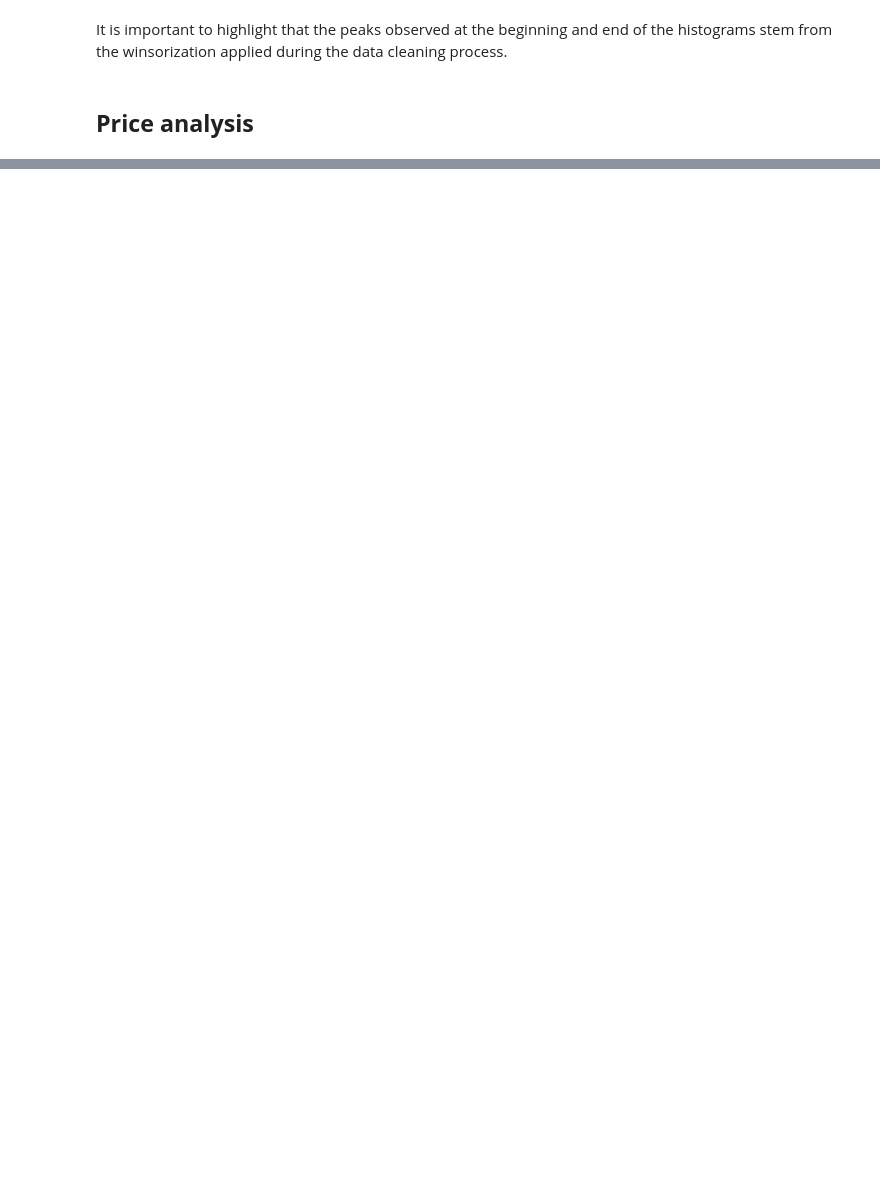
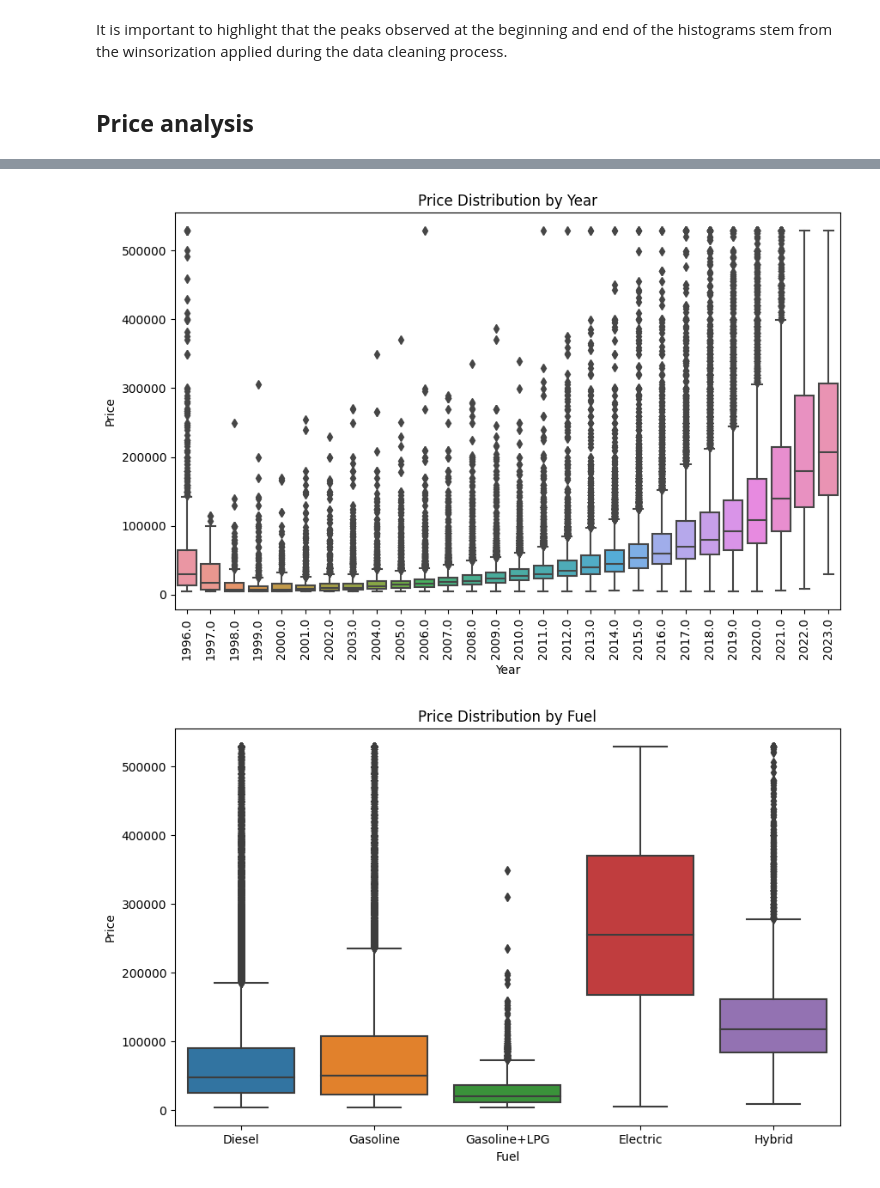
Before and after one commit to pawel-grzeszczyk/Car-Market-Analysis, a Jupyter notebook: data_analysis.ipynb, the cells around one changed output, grey strips where cells are left out. Drawn from its saved outputs; the diff is of its cells as text; code cells hidden in the pictures; blank space fills up the shorter version.

```diff
--- a/data_analysis.ipynb
+++ b/data_analysis.ipynb
@@ -206,0 +262,13 @@ It is important to highlight that the peaks observed at the beginning and end of
+# %%
+for i in ['year', 'fuel', 'drive', 'body', 'doors', 'seats', 'color', 'origin_country']:
+    plt.figure(figsize=(10, 6))
+    sns.boxplot(data=data, x=i, y='price')
+    plt.xlabel(i.capitalize())
+    plt.ylabel('Price')
+    plt.title(f'Price Distribution by {i.capitalize()}')
+    if i in ['year', 'color', 'origin_country']:
+        plt.xticks(rotation=90)
+    plt.show()
+# %% [output]
+[figure, added]
+[figure, added]
```
Also changed, not shown: parts of 13 cells of this notebook, 1 other file.
